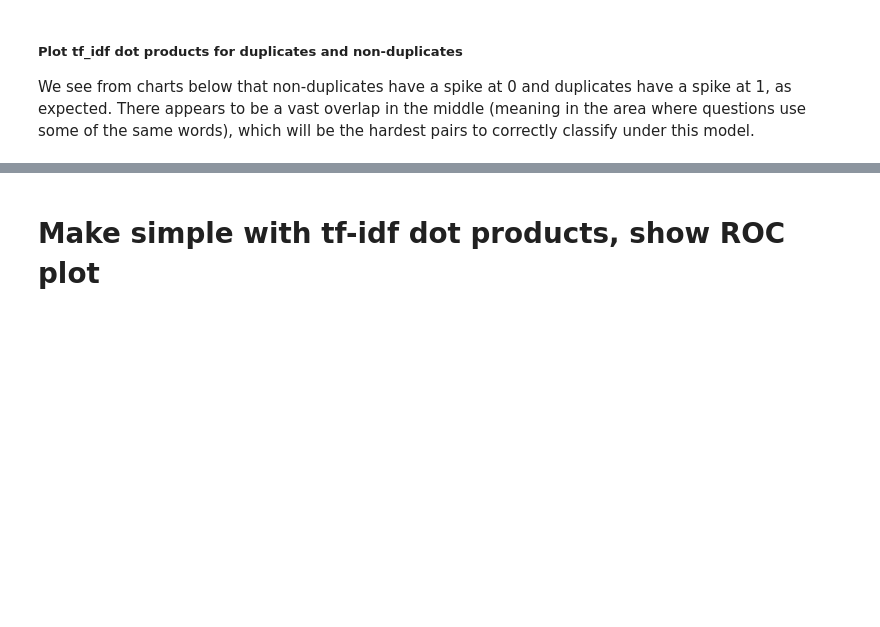
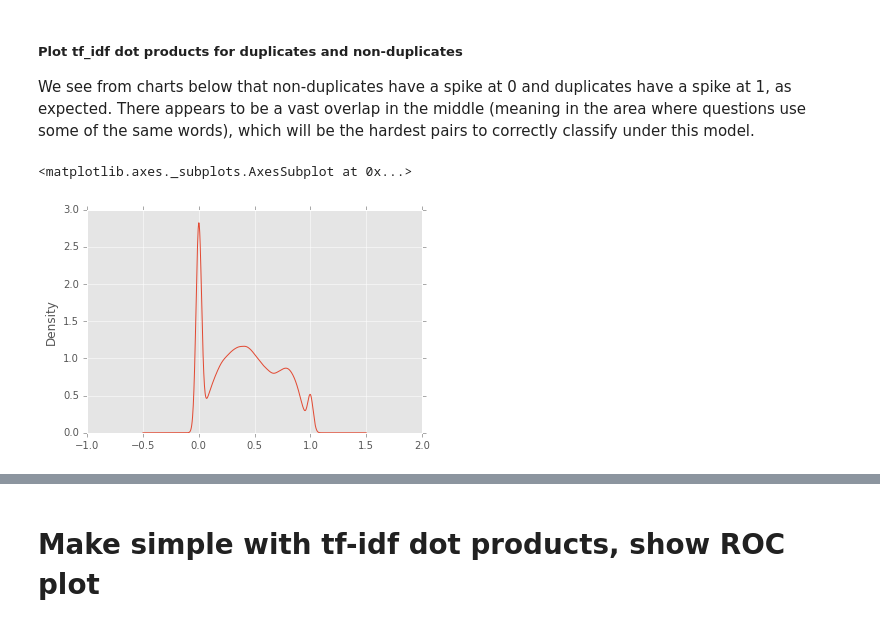
Before and after one commit to ddandur/Quora-DupQ-with-Gensim, a Jupyter notebook: Quora Questions - Bag-of-Words and Word2Vec Averaging.ipynb, the cells around one changed output, grey strips where cells are left out. Drawn from its saved outputs; the diff is of its cells as text; code cells hidden in the pictures; blank space fills up the shorter version.

```diff
--- a/Quora Questions - Bag-of-Words and Word2Vec Averaging.ipynb
+++ b/Quora Questions - Bag-of-Words and Word2Vec Averaging.ipynb
@@ -112,7 +137,7 @@ vectorizer = TfidfVectorizer(stop_words='english', use_idf=True, max_df=0.5)
 # %%
 # make dataframe with one column for all questions so they shared same vocabulary in
 # word frequency model
-all_questions = pd.concat([data["question1"], data["question2"]], ignore_index=True)
+all_questions = pd.concat([data["text1"], data["text2"]], ignore_index=True)
 # %%
 # vectorize all questions together for one common vocabulary and feature space
 all_Q = vectorizer.fit_transform(all_questions.values)
@@ -181,6 +241,9 @@ import matplotlib
 matplotlib.style.use('ggplot')
 # %%
 # dot product distribution for non-duplicates
-data[data.is_duplicate == 0].tf_idf_dot_products.plot("kde")
+data[data.duplicate == 0].tf_idf_dot_products.plot("kde")
+# %% [output]
+<matplotlib.axes._subplots.AxesSubplot at 0x...>
+[figure, added]
 # %%
 # dot product distribution for duplicates
```
Also changed, not shown: parts of 49 cells of this notebook.
